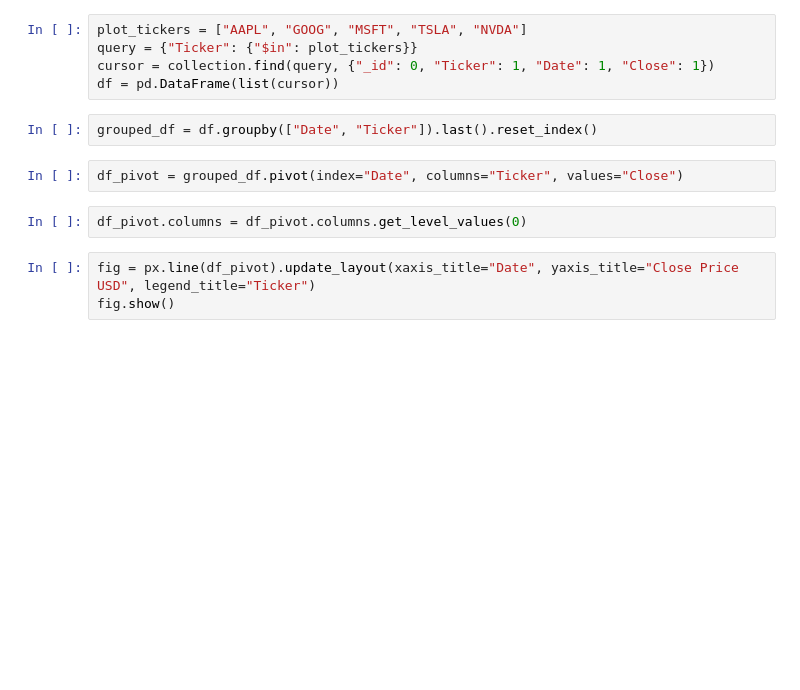
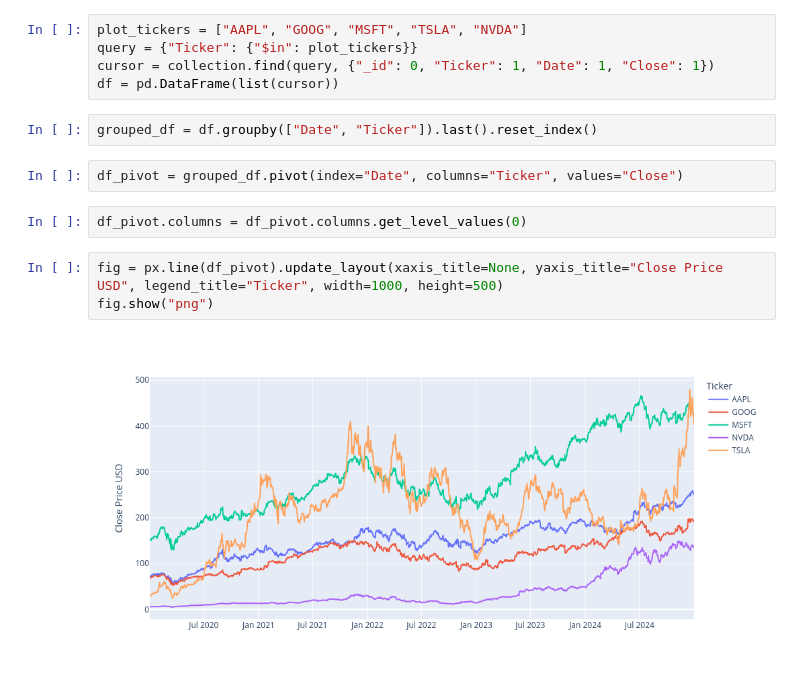
Before and after one commit to dcoveney84/trading_system, a Jupyter notebook: stock_price_data_store.ipynb, the cells around one changed output. Saved outputs shown, nothing was run; the diff lists cells and outputs as text; blank space fills up the shorter version.

```diff
--- a/stock_price_data_store.ipynb
+++ b/stock_price_data_store.ipynb
@@ -84,5 +82,7 @@ df_pivot = grouped_df.pivot(index="Date", columns="Ticker", values="Close")
 # %%
 df_pivot.columns = df_pivot.columns.get_level_values(0)
 # %%
-fig = px.line(df_pivot).update_layout(xaxis_title="Date", yaxis_title="Close Price USD", legend_title="Ticker")
-fig.show()
+fig = px.line(df_pivot).update_layout(xaxis_title=None, yaxis_title="Close Price USD", legend_title="Ticker", width=1000, height=500)
+fig.show("png")
+# %% [output]
+[figure, added]
```
Also changed, not shown: parts of 1 cell of this notebook.
